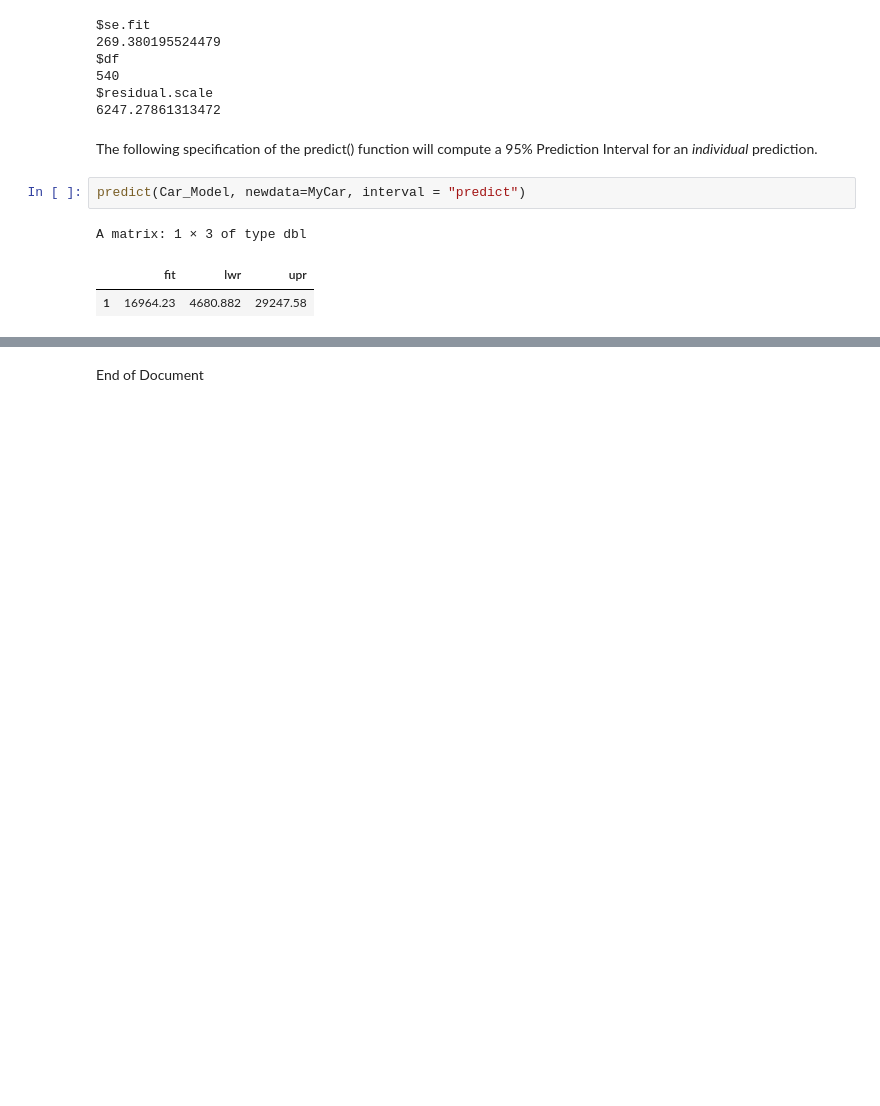
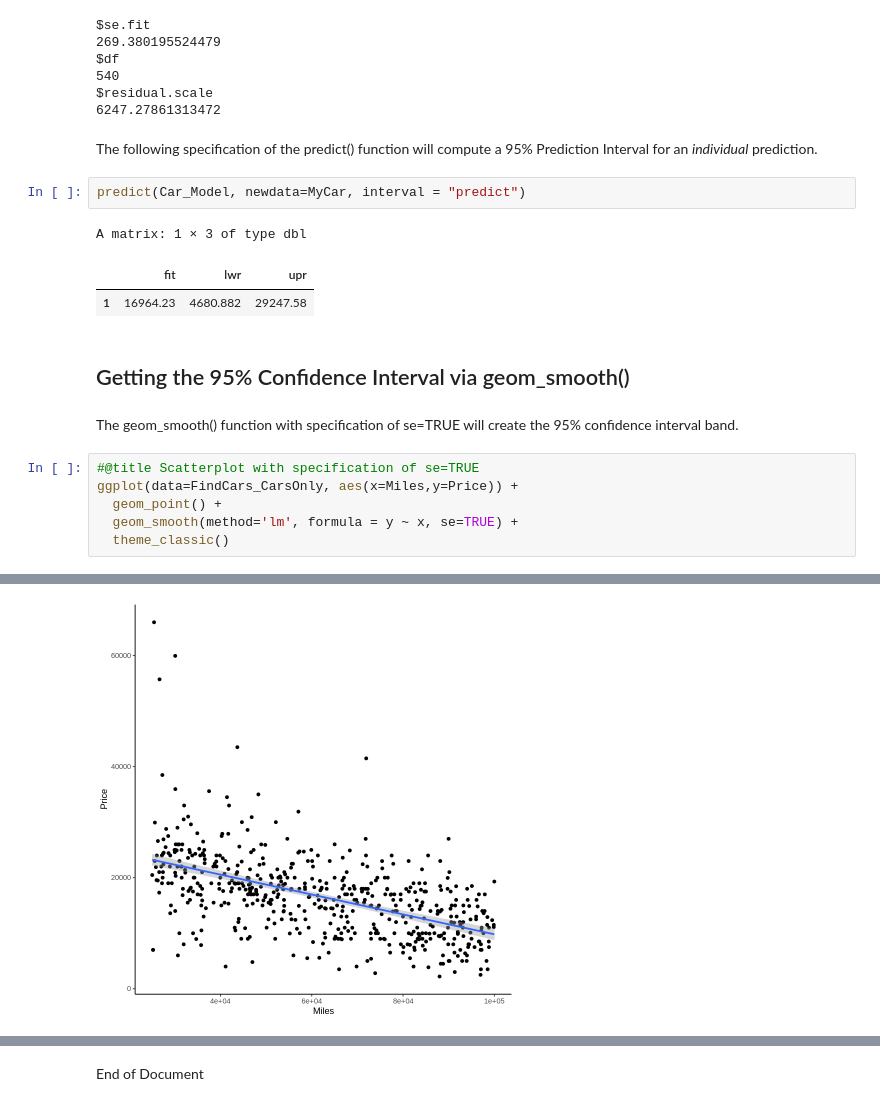
Before and after one commit to christophermalone/stat360, a Jupyter notebook: Handout6_Predictions_CIs_PIs.ipynb, the cells around one changed output, grey strips where cells are left out. Drawn from its saved outputs; the diff is of its cells as text; blank space fills up the shorter version.

```diff
--- a/Handout6_Predictions_CIs_PIs.ipynb
+++ b/Handout6_Predictions_CIs_PIs.ipynb
@@ -258,3 +261,14 @@ predict(Car_Model, newdata=MyCar, interval = "predict")
 A matrix: 1 × 3 of type dbl
 |  | fit | lwr | upr |
 | 1 | 16964.23 | 4680.882 | 29247.58 |
+# %% [markdown]
+## Getting the 95% Confidence Interval via geom_smooth()
+# %% [markdown]
+The geom_smooth() function with specification of se=TRUE will create the 95% confidence interval band.
+# %%
+#@title Scatterplot with specification of se=TRUE
+ggplot(data=FindCars_CarsOnly, aes(x=Miles,y=Price)) +
+  geom_point() +
+  geom_smooth(method='lm', formula = y ~ x, se=TRUE) +
+  theme_classic()
+# %% [output]
@@ -260,0 +279 @@ A matrix: 1 × 3 of type dbl
+[figure, added]
```
Also changed, not shown: parts of 7 cells of this notebook.
